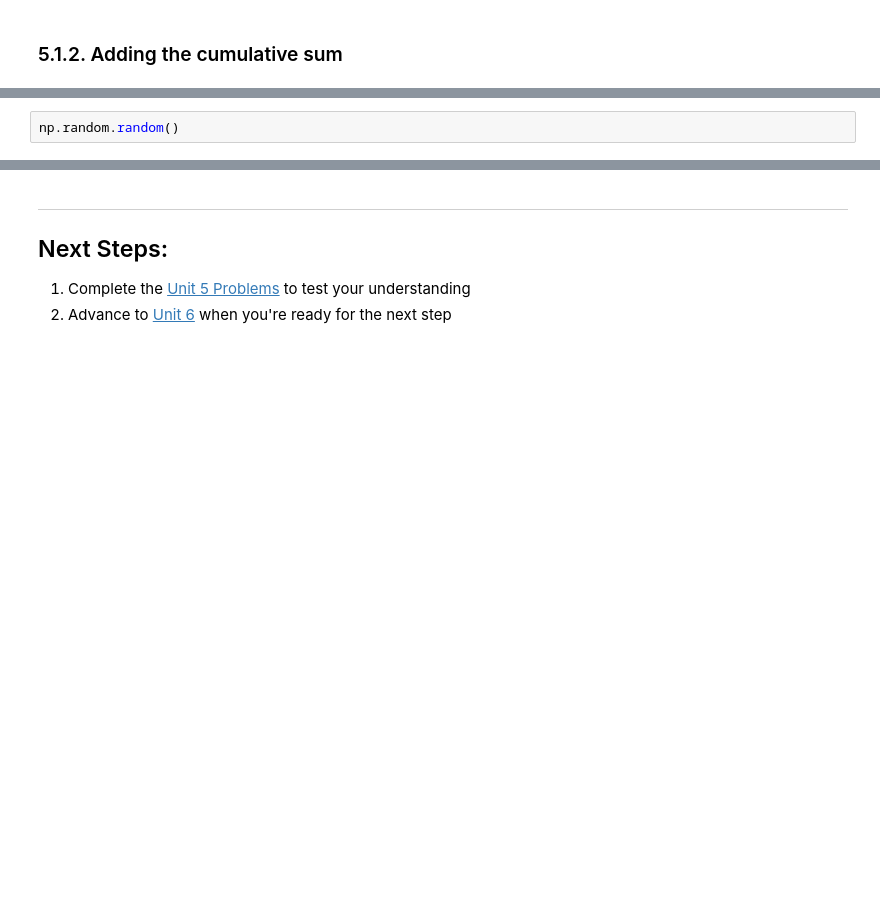
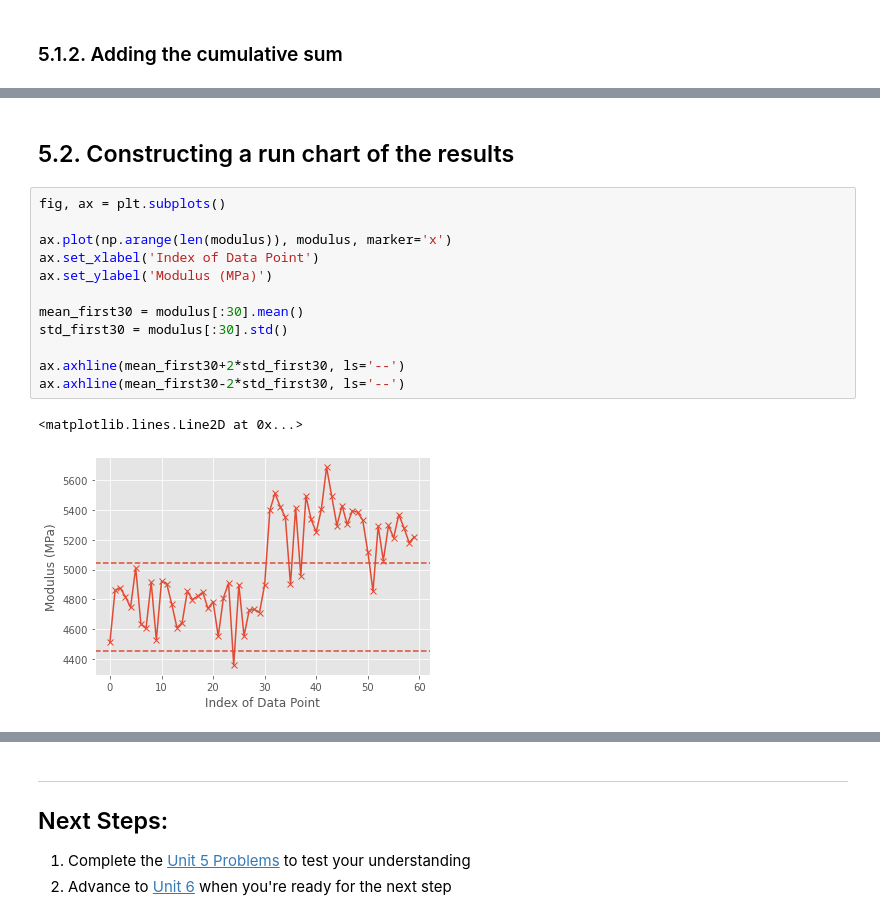
Before and after one commit to curtis-b/python-engineering-analytics, a Jupyter notebook: units/05-statistics/unit05-lesson.ipynb, the cells around one changed output, grey strips where cells are left out. Cells and saved outputs as stored; diff of their text form; blank space fills up the shorter version.

```diff
--- a/units/05-statistics/unit05-lesson.ipynb
+++ b/units/05-statistics/unit05-lesson.ipynb
@@ -128,2 +176,17 @@ ax.fill_between(x, 0, pdf, where=((x>lower_limit) & (x<upper_limit)), alpha=0.8)
-# %%
-np.random.random()
+# %% [markdown]
+## 5.2. Constructing a run chart of the results
+# %%
+fig, ax = plt.subplots()
+
+ax.plot(np.arange(len(modulus)), modulus, marker='x')
+ax.set_xlabel('Index of Data Point')
+ax.set_ylabel('Modulus (MPa)')
+
+mean_first30 = modulus[:30].mean()
+std_first30 = modulus[:30].std()
+
+ax.axhline(mean_first30+2*std_first30, ls='--')
+ax.axhline(mean_first30-2*std_first30, ls='--')
+# %% [output]
+<matplotlib.lines.Line2D at 0x...>
+[figure, added]
```
Also changed, not shown: parts of 24 cells of this notebook, 2 other files.
